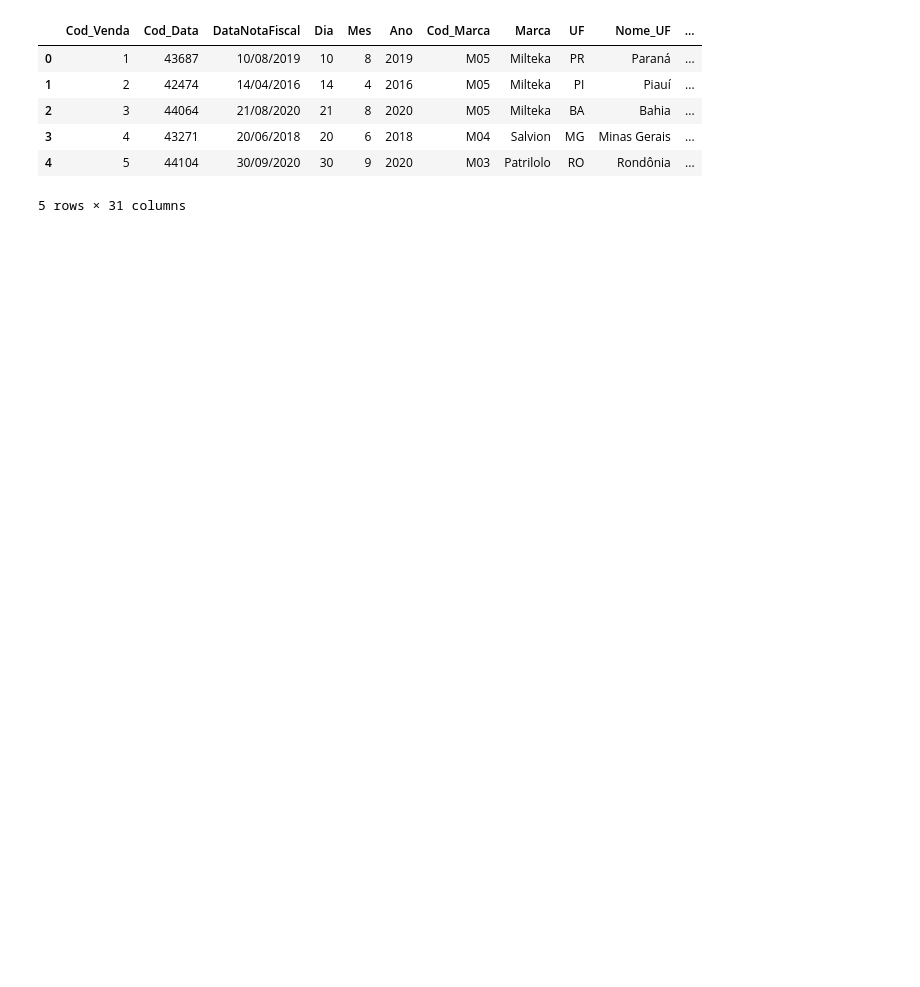
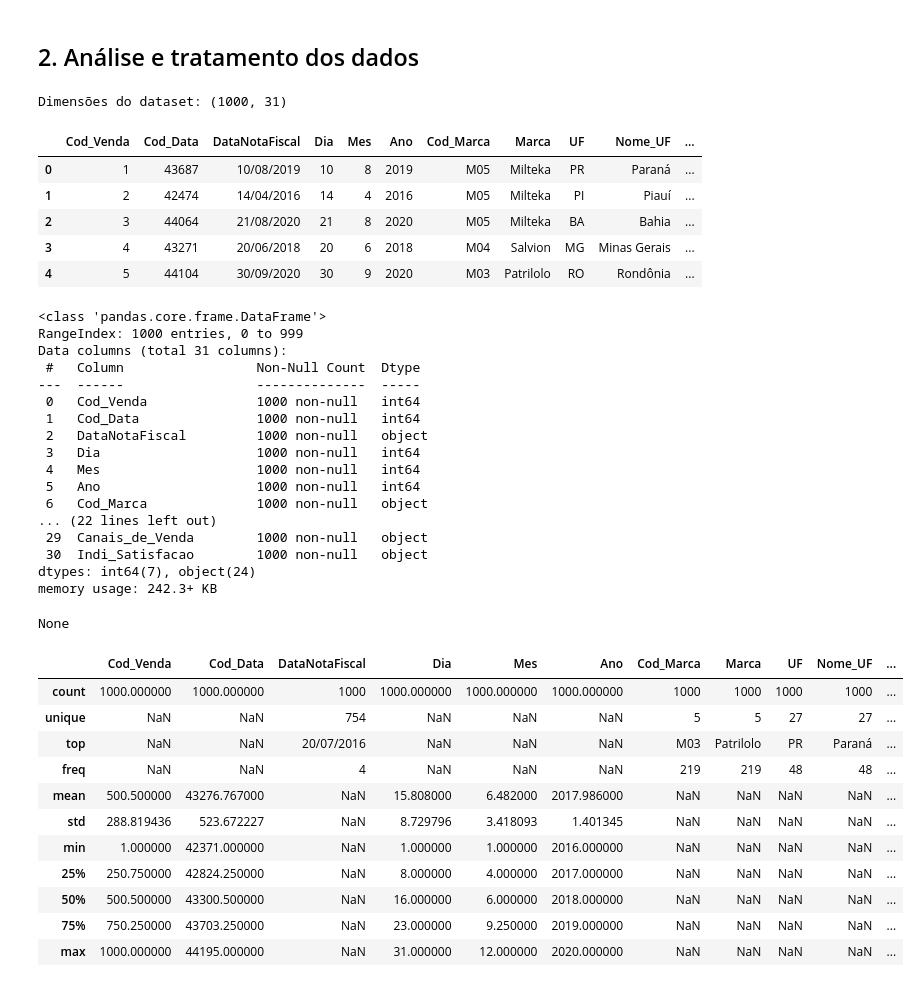
Before and after one commit to Guht0/challenge2025, a Jupyter notebook: notebooks/01_eda.ipynb, the cells around one changed output. Drawn from its saved outputs; the diff is of its cells as text; code cells hidden in the pictures; blank space fills up the shorter version.

```diff
--- a/notebooks/01_eda.ipynb
+++ b/notebooks/01_eda.ipynb
@@ -4,11 +14,47 @@ import pandas as pd
 df = pd.read_csv('../docs/calca_jeans.csv', sep=';')
-# %%
-df.head()
-# %% [output]
-|  | Cod_Venda | Cod_Data | DataNotaFiscal | Dia | Mes | Ano | Cod_Marca | Marca | UF | Nome_UF | ... |
-| 0 | 1 | 43687 | 10/08/2019 | 10 | 8 | 2019 | M05 | Milteka | PR | Paraná | ... |
-| 1 | 2 | 42474 | 14/04/2016 | 14 | 4 | 2016 | M05 | Milteka | PI | Piauí | ... |
-| 2 | 3 | 44064 | 21/08/2020 | 21 | 8 | 2020 | M05 | Milteka | BA | Bahia | ... |
-| 3 | 4 | 43271 | 20/06/2018 | 20 | 6 | 2018 | M04 | Salvion | MG | Minas Gerais | ... |
-| 4 | 5 | 44104 | 30/09/2020 | 30 | 9 | 2020 | M03 | Patrilolo | RO | Rondônia | ... |
-5 rows × 31 columns
+# %% [markdown]
+## 2. Análise e tratamento dos dados
+# %%
+# Visão geral do dataset
+print("Dimensões do dataset:", df.shape)
+display(df.head())
+display(df.info())
+display(df.describe(include='all'))
+# %% [output]
+Dimensões do dataset: (1000, 31)
+|  | Cod_Venda | Cod_Data | DataNotaFiscal | Dia | Mes | Ano | Cod_Marca | Marca | UF | Nome_UF | ... |
+| 0 | 1 | 43687 | 10/08/2019 | 10 | 8 | 2019 | M05 | Milteka | PR | Paraná | ... |
+| 1 | 2 | 42474 | 14/04/2016 | 14 | 4 | 2016 | M05 | Milteka | PI | Piauí | ... |
+| 2 | 3 | 44064 | 21/08/2020 | 21 | 8 | 2020 | M05 | Milteka | BA | Bahia | ... |
+| 3 | 4 | 43271 | 20/06/2018 | 20 | 6 | 2018 | M04 | Salvion | MG | Minas Gerais | ... |
+| 4 | 5 | 44104 | 30/09/2020 | 30 | 9 | 2020 | M03 | Patrilolo | RO | Rondônia | ... |
+<class 'pandas.core.frame.DataFrame'>
+RangeIndex: 1000 entries, 0 to 999
+Data columns (total 31 columns):
+ #   Column                 Non-Null Count  Dtype
+---  ------                 --------------  -----
+ 0   Cod_Venda              1000 non-null   int64
+ 1   Cod_Data               1000 non-null   int64
+ 2   DataNotaFiscal         1000 non-null   object
+ 3   Dia                    1000 non-null   int64
+ 4   Mes                    1000 non-null   int64
+ 5   Ano                    1000 non-null   int64
+ 6   Cod_Marca              1000 non-null   object
+... (22 lines left out)
+ 29  Canais_de_Venda        1000 non-null   object
+ 30  Indi_Satisfacao        1000 non-null   object
+dtypes: int64(7), object(24)
+memory usage: 242.3+ KB
+None
+|  | Cod_Venda | Cod_Data | DataNotaFiscal | Dia | Mes | Ano | Cod_Marca | Marca | UF | Nome_UF | ... |
+| count | 1000.000000 | 1000.000000 | 1000 | 1000.000000 | 1000.000000 | 1000.000000 | 1000 | 1000 | 1000 | 1000 | ... |
+| unique | NaN | NaN | 754 | NaN | NaN | NaN | 5 | 5 | 27 | 27 | ... |
+| top | NaN | NaN | 20/07/2016 | NaN | NaN | NaN | M03 | Patrilolo | PR | Paraná | ... |
+| freq | NaN | NaN | 4 | NaN | NaN | NaN | 219 | 219 | 48 | 48 | ... |
+| mean | 500.500000 | 43276.767000 | NaN | 15.808000 | 6.482000 | 2017.986000 | NaN | NaN | NaN | NaN | ... |
+| std | 288.819436 | 523.672227 | NaN | 8.729796 | 3.418093 | 1.401345 | NaN | NaN | NaN | NaN | ... |
+| min | 1.000000 | 42371.000000 | NaN | 1.000000 | 1.000000 | 2016.000000 | NaN | NaN | NaN | NaN | ... |
+| 25% | 250.750000 | 42824.250000 | NaN | 8.000000 | 4.000000 | 2017.000000 | NaN | NaN | NaN | NaN | ... |
+| 50% | 500.500000 | 43300.500000 | NaN | 16.000000 | 6.000000 | 2018.000000 | NaN | NaN | NaN | NaN | ... |
+| 75% | 750.250000 | 43703.250000 | NaN | 23.000000 | 9.250000 | 2019.000000 | NaN | NaN | NaN | NaN | ... |
+| max | 1000.000000 | 44195.000000 | NaN | 31.000000 | 12.000000 | 2020.000000 | NaN | NaN | NaN | NaN | ... |
```
Also changed, not shown: parts of 23 cells of this notebook, 3 other files.
